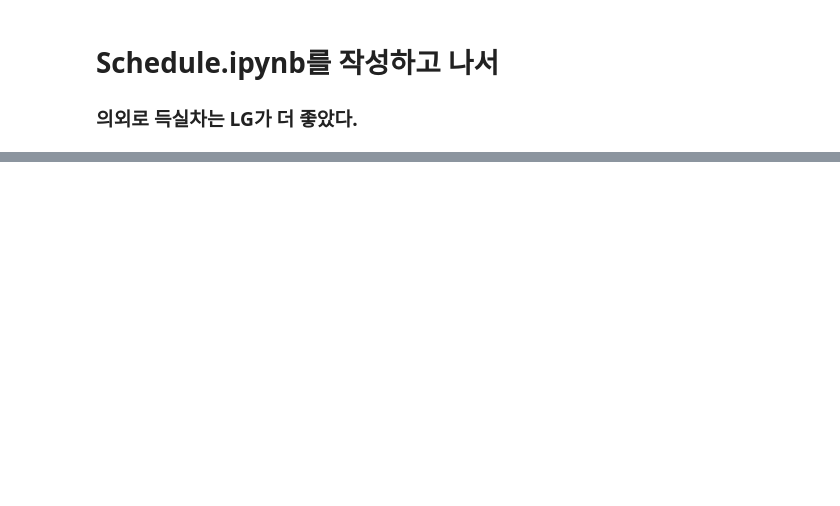
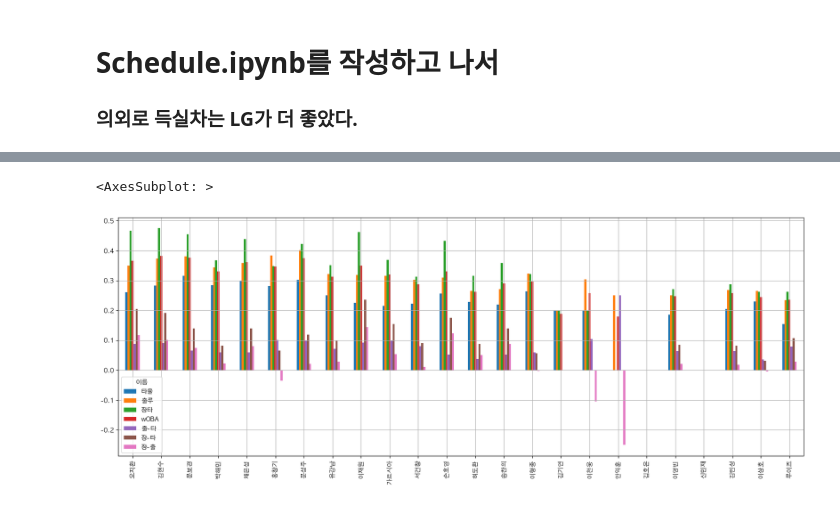
Before and after one commit to JorimJoram/BaseBall_Posting, a Jupyter notebook: Data_Crawling/SSG.ipynb, the cells around one changed output, grey strips where cells are left out. Saved outputs shown, nothing was run; the diff lists cells and outputs as text; code cells hidden in the pictures; blank space fills up the shorter version.

```diff
--- a/Data_Crawling/SSG.ipynb
+++ b/Data_Crawling/SSG.ipynb
@@ -71,0 +95,3 @@ plt.figure(figsize=(30,5))
+# %%
+test = df[0]["비율"].drop(["wRC+", "OPS"], axis=1)
+test.drop(test == "이름")
@@ -71,0 +100,6 @@ plt.figure(figsize=(30,5))
+# %%
+test = test.dropna()
+test = test.drop(["이름"])
+# %%
+test = test.astype('float')
+test.dtypes
@@ -71,0 +113,5 @@ plt.figure(figsize=(30,5))
+# %%
+test["출-타"] = test["출루"] - test["타율"]
+test["장-타"] = test["장타"] - test["타율"]
+test["장-출"] = test["장타"] - test["출루"]
+test
@@ -71,0 +136,5 @@ plt.figure(figsize=(30,5))
+# %%
+test.plot(kind="bar", figsize=(20, 7), grid=True)
+# %% [output]
+<AxesSubplot: >
+[figure, added]
```
Also changed, not shown: parts of 12 cells of this notebook.
